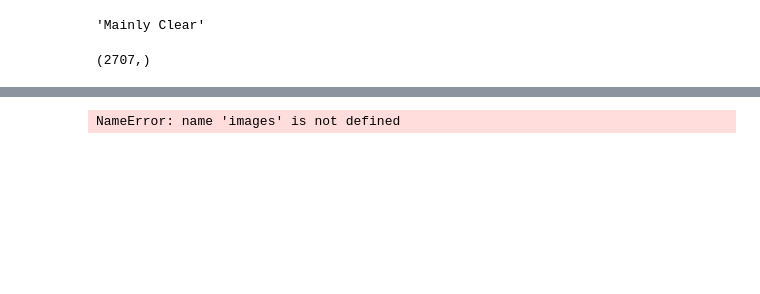
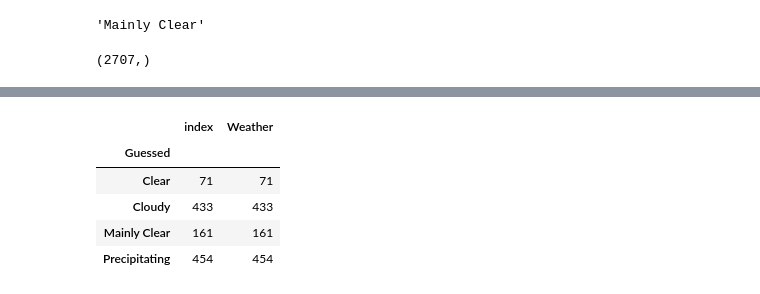
Before and after one commit to AFettes/DataScienceProject, a Jupyter notebook: project.ipynb, the cells around one changed output, grey strips where cells are left out. Drawn from its saved outputs; the diff is of its cells as text; code cells hidden in the pictures; blank space fills up the shorter version.

```diff
--- a/project.ipynb
+++ b/project.ipynb
@@ -178,3 +235,5 @@ Predicted weather is Cloudy
+# %%
+wrongCounter = pd.DataFrame(weatherDataGrouped[['Weather']])
 # %%
 myModel.predict(weatherDataGrouped[['Blueness', 'Redness', 'Greeness', 'Brightness', 'Gradient']].values)[0]
 # %% [output]
@@ -198,5 +257,14 @@ Precipitating    152
 Name: ID, dtype: int64
-# %%
-images
-# %% [output]
-NameError: name 'images' is not defined
+# %%
+wrongCounter['Guessed'] = myModel.predict(weatherDataGrouped[['Blueness', 'Redness', 'Greeness', 'Brightness', 'Gradient']].values)
+# %%
+wrongCounter = wrongCounter.reset_index()
+# %%
+wrongCounter[wrongCounter['Weather'] == 'Cloudy'].groupby('Guessed').agg('count')
+# %% [output]
+|  | index | Weather |
+| Guessed |  |  |
+| Clear | 71 | 71 |
+| Cloudy | 433 | 433 |
+| Mainly Clear | 161 | 161 |
+| Precipitating | 454 | 454 |
```
Also changed, not shown: parts of 24 cells of this notebook, 1 other file.
